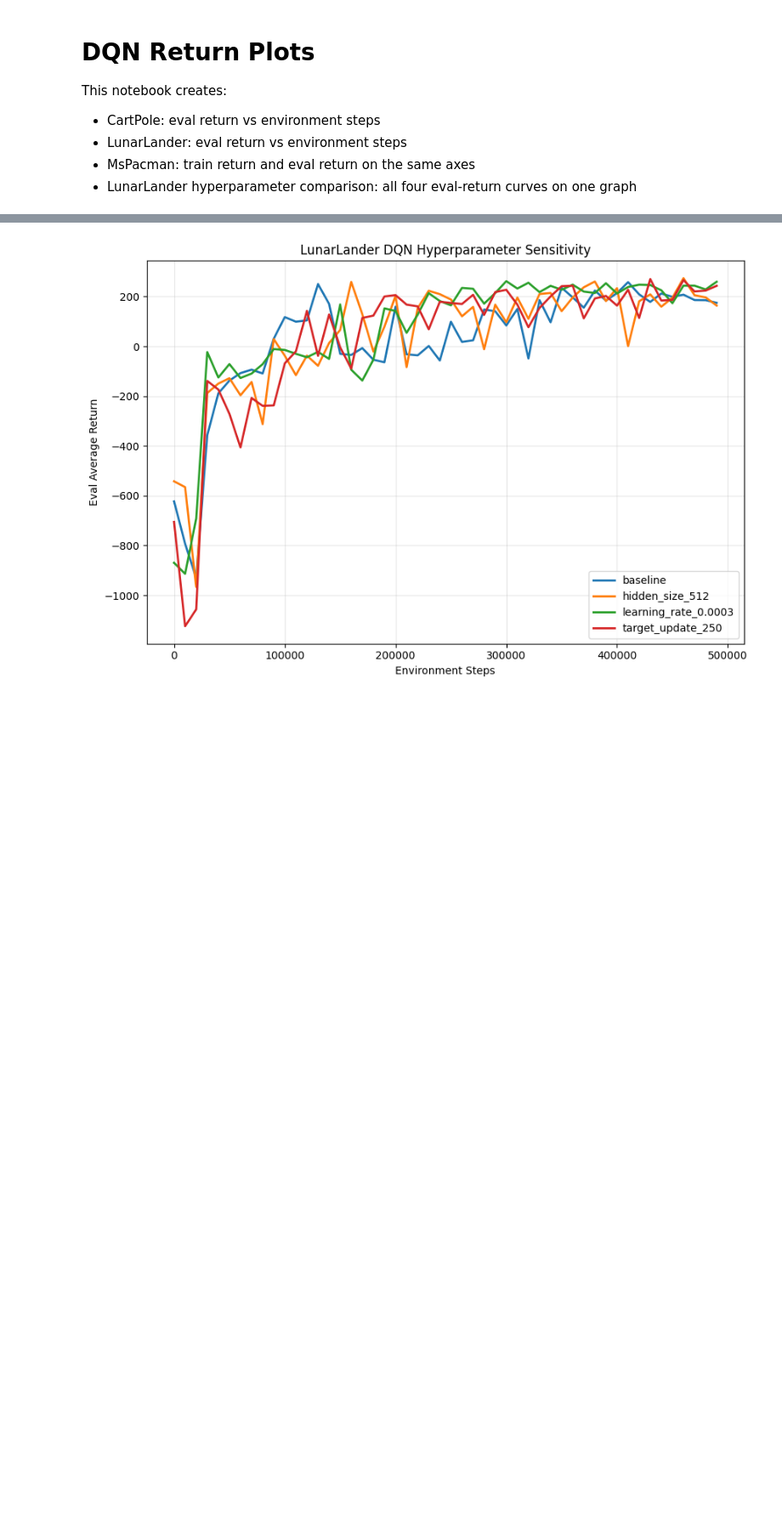
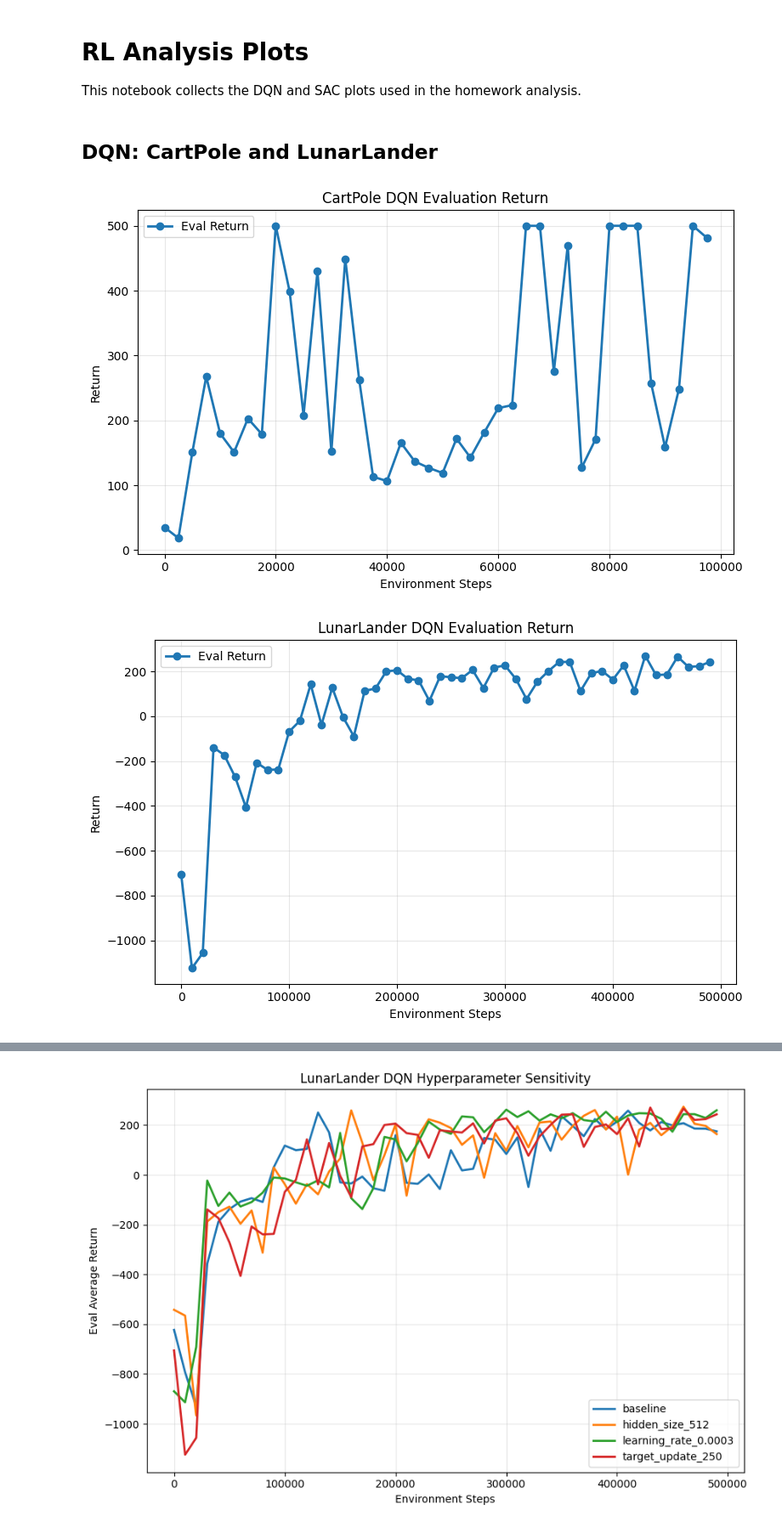
Before and after one commit to n00Nspr1ng/homework_spring2026, a Jupyter notebook: hw3/experiments_script/analysis.ipynb, the cells around one changed output, grey strips where cells are left out. Shown at 85% size. Drawn from its saved outputs; the diff is of its cells as text; code cells hidden in the pictures; blank space fills up the shorter version.

```diff
--- a/hw3/experiments_script/analysis.ipynb
+++ b/hw3/experiments_script/analysis.ipynb
@@ -1,11 +1,7 @@
-# %% [markdown]
-# DQN Return Plots
-
-This notebook creates:
-- CartPole: eval return vs environment steps
-- LunarLander: eval return vs environment steps
-- MsPacman: train return and eval return on the same axes
-- LunarLander hyperparameter comparison: all four eval-return curves on one graph
+# %% [markdown]
+# RL Analysis Plots
+
+This notebook collects the DQN and SAC plots used in the homework analysis.
 # %%
 from pathlib import Path
 import csv
@@ -33,32 +29,31 @@ def load_metric_curve(log_csv_path, metric_name):
     return steps, values
 
 
-exp_dir = Path("../exp")
-patterns = {
-    "CartPole": "CartPole-v1_dqn_*/log.csv",
-    "LunarLander": "LunarLander-v2_dqn_*/log.csv",
-    "MsPacman": "MsPacman_dqn_*/log.csv",
-}
-
-env_to_log = {}
-for env_name, pattern in patterns.items():
-    matches = sorted(exp_dir.glob(pattern))
+def latest_log(pattern):
+    matches = sorted(Path("../exp").glob(pattern))
     if not matches:
-        raise FileNotFoundError(f"Missing log for {env_name}: {pattern}")
-    env_to_log[env_name] = matches[-1]
-
-env_to_log
+        raise FileNotFoundError(f"No log matched pattern: {pattern}")
+    return matches[-1]
+# %% [markdown]
+## DQN: CartPole and LunarLander
 # %%
-for env_name in ["CartPole", "LunarLander"]:
-    log_path = env_to_log[env_name]
+dqn_eval_logs = {
+    "CartPole": latest_log("CartPole-v1_dqn_*/log.csv"),
+    "LunarLander": latest_log("LunarLander-v2_dqn_*/log.csv"),
+}
+
+for env_name, log_path in dqn_eval_logs.items():
     steps, eval_returns = load_metric_curve(log_path, "Eval_AverageReturn")
 
     plt.figure(figsize=(8, 5))
     plt.plot(steps, eval_returns, marker="o", linewidth=2, label="Eval Return")
     plt.xlabel("Environment Steps")
     plt.ylabel("Return")
     plt.title(f"{env_name} DQN Evaluation Return")
     plt.grid(True, alpha=0.3)
     plt.legend()
     plt.tight_layout()
     plt.show()
+# %% [output]
+[figure, added]
+[figure, added]
```
Also changed, not shown: parts of 12 cells of this notebook, 7 other files.
